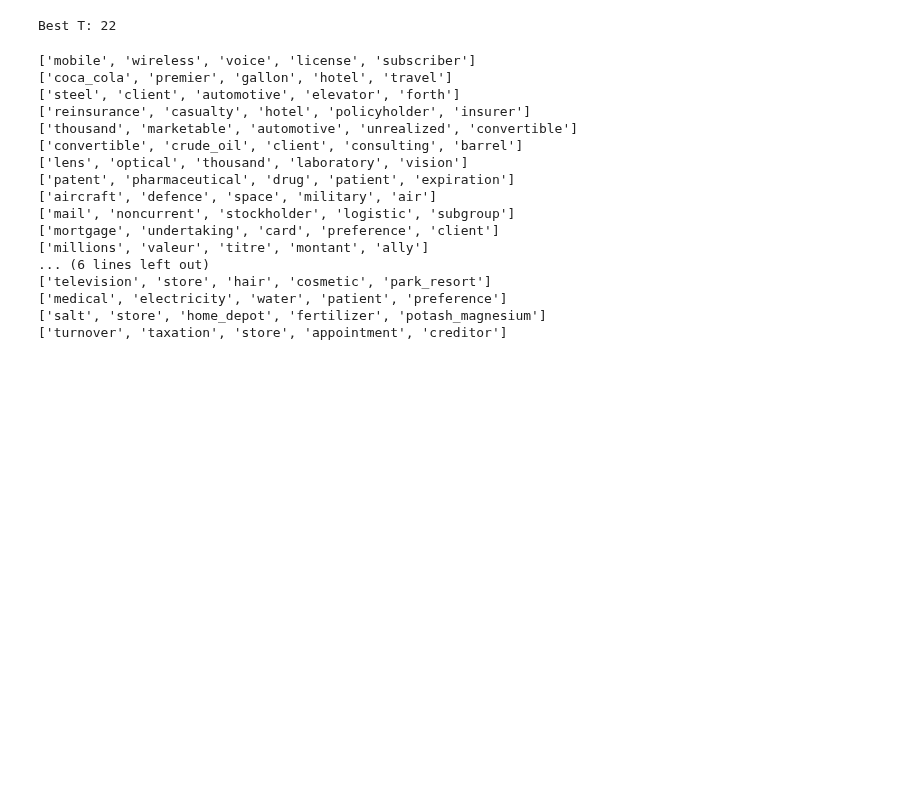
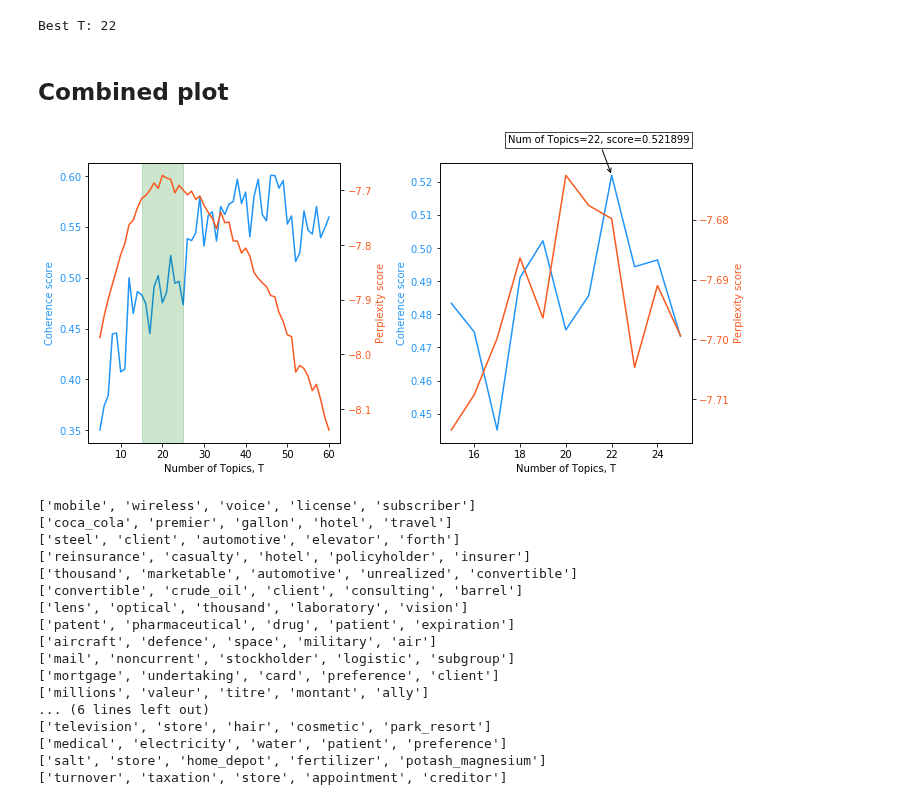
Before and after one commit to Arisiru/dtm-reports-analysis, a Jupyter notebook: notebooks/topic_analysis.ipynb, the cells around one changed output. Drawn from its saved outputs; the diff is of its cells as text; code cells hidden in the pictures; blank space fills up the shorter version.

```diff
--- a/notebooks/topic_analysis.ipynb
+++ b/notebooks/topic_analysis.ipynb
@@ -326,6 +327,72 @@ best_model = model_list[best_model_index]
 print('Best T: %s' % best_topics_number)
 # %% [output]
 Best T: 22
+# %% [markdown]
+## Combined plot
+# %%
+zoom_min_t = 15
+zoom_max_t = 25
+
+x_left = np.array(range(min_T, min_T + len(data1), step_T))
+x_right = np.array(range(zoom_min_t, zoom_max_t + 1, step_T))
+
+color_corherence = '#1f94f9'#hsl(208, 95%, 55%) # #1f94f9
+color_preplexity = '#f9591f' #hsl(16, 95%, 55%) # #f9591f
+fig, axs = plt.subplots(1, 2, figsize=(10,5))
+
+# Left cohereance
+ax_left_main = axs[0]
+data_left_coherence = np.array(coherence_values)
+ax_left_main.set_xlabel('Number of Topics, T')
+ax_left_main.set_ylabel('Coherence score', color=color_corherence)
+ax_left_main.plot(x_left, data_left_coherence, color=color_corherence)
+ax_left_main.tick_params(axis='y', labelcolor=color_corherence)
+
+# Left Preplexity
+ax_left_twinx = ax_left_main.twinx()
+data_left_preplexity = np.array(perplexity_values)
+ax_left_twinx.set_ylabel('Perplexity score', color=color_preplexity)
+ax_left_twinx.plot(x_left, data_left_preplexity, color=color_preplexity)
+ax_left_twinx.tick_params(axis='y', labelcolor=color_preplexity)
+plt.axvspan(zoom_min_t, zoom_max_t, color='green', alpha=0.2)
+
+# Rigth cohereance
+ax_right_main = axs[1]
+data_right_coherence = np.array(coherence_values[zoom_min_t - min_T: (zoom_max_t-min_T) + 1])
+ax_right_main.set_xlabel('Number of Topics, T')
+ax_right_main.set_ylabel('Coherence score', color=color_corherence)
+ax_right_main.plot(x_right, data_right_coherence, color=color_corherence)
+ax_right_main.tick_params(axis='y', labelcolor=color_corherence)
+
+## Add max point
+xmax = x_right[np.argmax(data_right_coherence)]
+ymax = data_right_coherence.max()
+text = 'Num of Topics=%s, score=%f' % (xmax, ymax)
+
+bbox_props = dict(boxstyle='square,pad=0.3', fc='w', ec='k', lw=0.72)
+arrowprops = dict(arrowstyle='->')
+kw = dict(xycoords='data',textcoords='axes fraction',
+          arrowprops=arrowprops, bbox=bbox_props, ha='right', va='top')
+ax_right_main.annotate(text, xy=(xmax, ymax), xytext=(0.99,1.1), **kw)
+
+# Right Preplexity
+ax_right_twinx = ax_right_main.twinx()
+data_right_preplexity = np.array(perplexity_values[zoom_min_t - min_T: (zoom_max_t-min_T) + 1])
+ax_right_twinx.set_ylabel('Perplexity score', color=color_preplexity)
+ax_right_twinx.plot(x_right, data_right_preplexity, color=color_preplexity)
+ax_right_twinx.tick_params(axis='y', labelcolor=color_preplexity)
+
+
+fig.tight_layout() # otherwise the right y-label is slightly clipped
+
+
+pp = PdfPages(os.path.join(dir_plots, 'search_T_plot.pdf'))
+plt.savefig(pp, format='pdf', bbox_inches='tight')
+plt.show()
+
+pp.close()
+# %% [output]
+[figure, added]
 # %%
 for i in range(best_topics_number):
     print([id2word.id2token[x[0]] for x in best_model.get_topic_terms(i, topn=5)])
```
Also changed, not shown: parts of 1 cell of this notebook, 2 other files.
